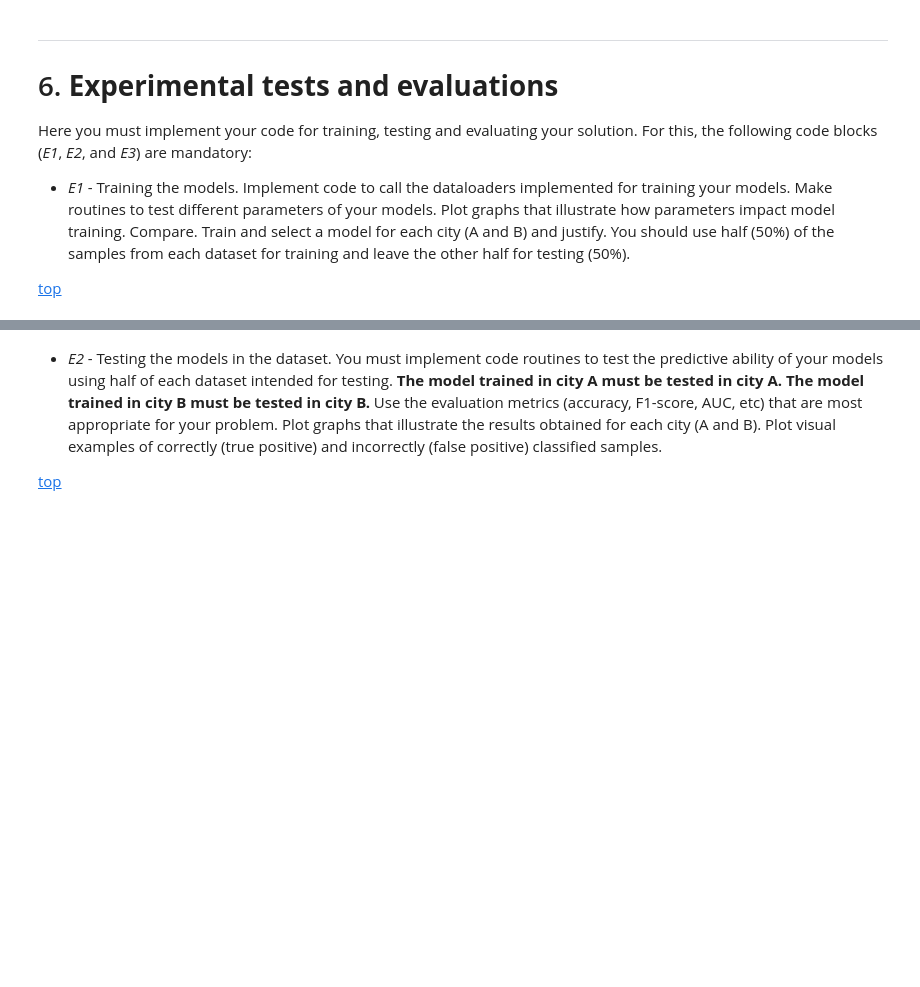
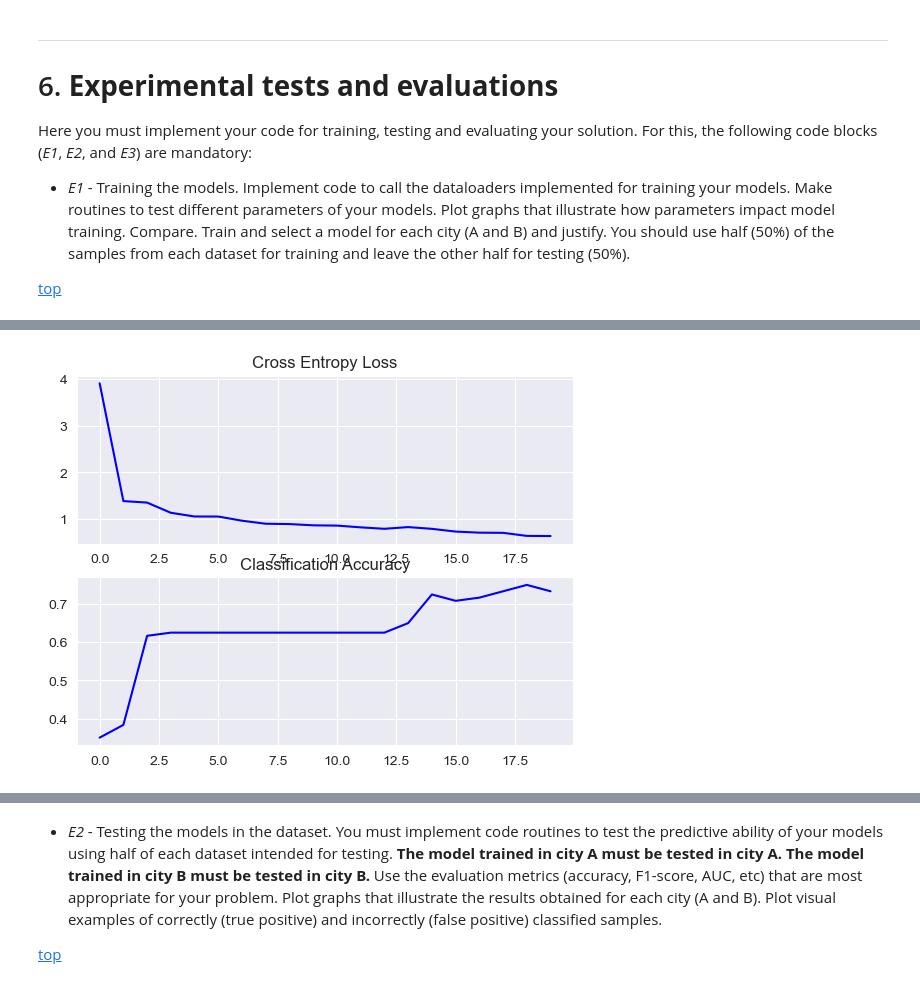
Before and after one commit to Jarlxta/CSCU9M6-ImageClassification, a Jupyter notebook: 2023_Spring_Assignment_M6.ipynb, the cells around one changed output, grey strips where cells are left out. Drawn from its saved outputs; the diff is of its cells as text; code cells hidden in the pictures; blank space fills up the shorter version.

```diff
--- a/2023_Spring_Assignment_M6.ipynb
+++ b/2023_Spring_Assignment_M6.ipynb
@@ -122,7 +122,7 @@ transform = torchvision.transforms.Compose([
 train_branson_set = CustomImageDataset('branson.csv', 'Branson Train', transform=transform)
 train_stirling_set = CustomImageDataset('stirling.csv', 'Stirling Train', transform=transform)
 test_branson_set = CustomImageDataset('bransontest.csv', 'Branson Test', transform=transform)
-test_stirling_set = CustomImageDataset('stirlingtest.csv', 'Stiring Test', transform=transform)
+test_stirling_set = CustomImageDataset('stirlingtest.csv', 'Stirling Test', transform=transform)
 # %% [markdown]
 z---
 
@@ -366,9 +366,8 @@ def evaluate_accuracy(data_iter, net, loss):
 def train_validate(net, train_iter, batch_size, trainer, loss,
                    num_epochs):
     print('training on', device)
-    l_sums = []
-    acc_sums = []
-    n_list = []
+    loss_list = []
+    acc_list = []
     time_list = []
     for epoch in range(num_epochs):
         net.train()
@@ -383,31 +382,29 @@ def train_validate(net, train_iter, batch_size, trainer, loss,
             train_l_sum += l.item()
             train_acc_sum += (y_hat.argmax(axis=1) == y).sum().item()
             n += y.size()[0]
-        l_sums.append(train_l_sum)
-        acc_sums.append(train_acc_sum)
-        n_list.append(n)
+        loss_list.append(train_l_sum/len(train_iter))
+        acc_list.append(train_acc_sum/n)
         time_list.append(time.time() - start)
+        # branson_test_acc, branson_test_loss = evaluate_accuracy(branson_test, branson_model, branson_loss)
         print(f'Epoch {epoch+1} resolved in {time.time() - start:.2f} seconds. Train loss: {train_l_sum/len(train_iter):.2f}. Train accuracy: {train_acc_sum / n:.2f}.')
-    return l_sums, acc_sums, n_list, time_list
+        # print(f'Test Loss: {branson_test_loss:.2f}. Test Accuracy: {branson_test_acc:.2f}')
+    return loss_list, acc_list, time_list
         # print('epoch %d, train loss %.4f, train acc %.3f, test loss %.4f, '
         #       'test acc %.3f, time %.1f sec'
         #       % (epoch + 1, train_l_sum / len(train_iter), train_acc_sum / n, test_loss,
         #          test_acc, time.time() - start))
 # %%
 # plot diagnostic learning curves
-def summarize_diagnostics(histories):
-    for i in range(len(histories)):
-        # plot loss
-        plt.subplot(211)
-        plt.title('Cross Entropy Loss')
-        plt.plot(histories[i].history['loss'], color='blue', label='train')
-        plt.plot(histories[i].history['val_loss'], color='orange', label='test')
-        # plot accuracy
-        plt.subplot(212)
-        plt.title('Classification Accuracy')
-        plt.plot(histories[i].history['accuracy'], color='blue', label='train')
-        plt.plot(histories[i].history['val_accuracy'], color='orange',label='test')
-        plt.show()
+def summarize_diagnostics(loss, acc):
+    # plot loss
+    plt.subplot(211)
+    plt.title('Cross Entropy Loss')
+    plt.plot(loss, color='blue', label='train')
+    # plot accuracy
+    plt.subplot(212)
+    plt.title('Classification Accuracy')
+    plt.plot(acc, color='blue', label='train')
+    plt.show()
 # %%
 # summarize model performance
 def summarize_performance(scores):
@@ -442,6 +464,6 @@ branson_model = AlexNet(num_classes).to(device)
 branson_loss = nn.CrossEntropyLoss().to(device)
 branson_optimizer = torch.optim.Adam(branson_model.parameters(), lr=branson_lr)
 # %%
-branson_l_sums, branson_acc_sums, branson_n, branson_times = train_validate(branson_model, branson_train, batch_size, branson_optimizer, branson_loss, branson_epochs)
+branson_loss_list, branson_acc_list, branson_times = train_validate(branson_model, branson_train, batch_size, branson_optimizer, branson_loss, branson_epochs)
 # %% [output]
 training on cpu
@@ -463,0 +486,4 @@ Epoch 20 resolved in 18.67 seconds. Train loss: 0.63. Train accuracy: 0.78.
+# %%
+summarize_diagnostics(branson_loss_list, branson_acc_list)
+# %% [output]
+[figure, added]
```
Also changed, not shown: parts of 12 cells of this notebook.
